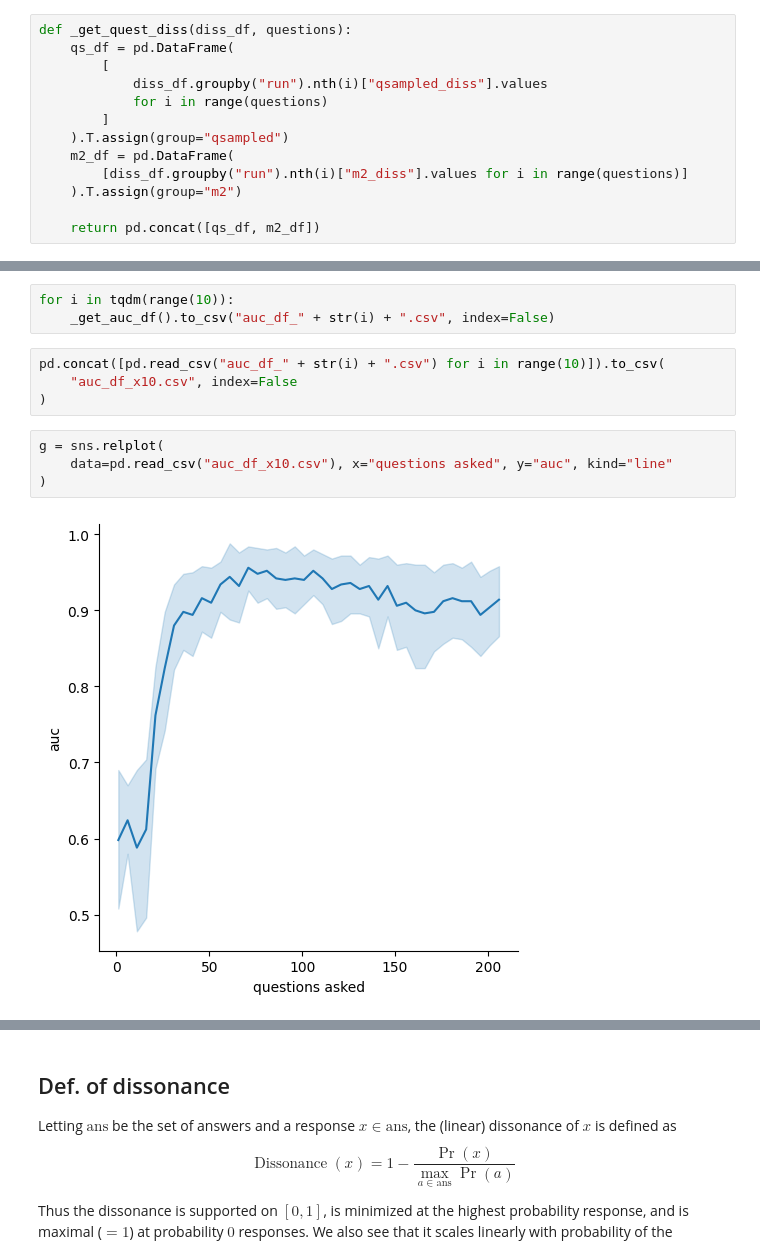
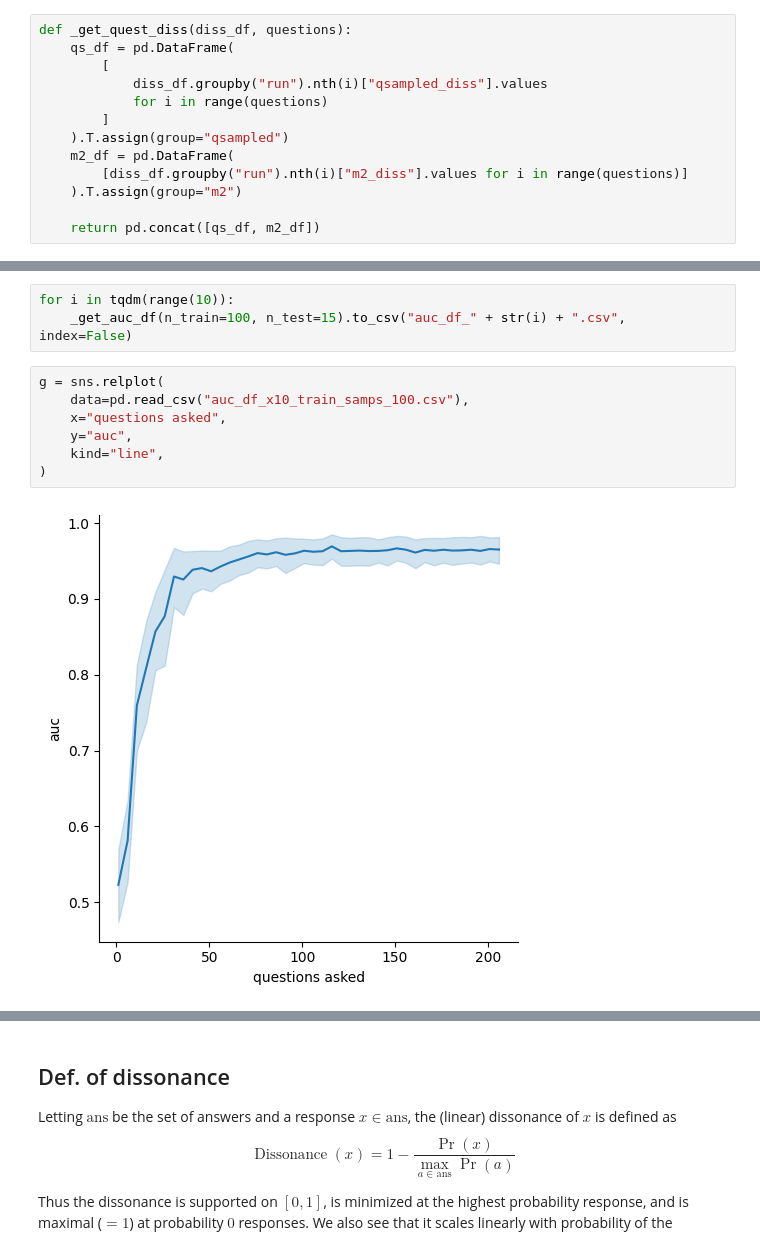
Before and after one commit to zeroknowledgediscovery/truthnet, a Jupyter notebook: notebooks/examples_testing.ipynb, the cells around one changed output, grey strips where cells are left out. Drawn from its saved outputs; the diff is of its cells as text.

Commit message:
increased training samples -> 85% auc at 21 questions

```diff
--- a/notebooks/examples_testing.ipynb
+++ b/notebooks/examples_testing.ipynb
@@ -460,16 +646,15 @@ def _get_auc_df(n_train=20, n_test=5):
     return auc_df
 # %%
 for i in tqdm(range(10)):
-    _get_auc_df().to_csv("auc_df_" + str(i) + ".csv", index=False)
+    _get_auc_df(n_train=100, n_test=15).to_csv("auc_df_" + str(i) + ".csv", index=False)
-# %%
-pd.concat([pd.read_csv("auc_df_" + str(i) + ".csv") for i in range(10)]).to_csv(
-    "auc_df_x10.csv", index=False
-)
 # %%
 g = sns.relplot(
-    data=pd.read_csv("auc_df_x10.csv"), x="questions asked", y="auc", kind="line"
+    data=pd.read_csv("auc_df_x10_train_samps_100.csv"),
+    x="questions asked",
+    y="auc",
+    kind="line",
 )
 # %% [output]
-[figure, old version]
+[figure, new version]
 # %%
 print(tpl.get_tikz_code(g.figure, standalone=False))
```
Also changed, not shown: parts of 28 cells of this notebook, 25 other files.
